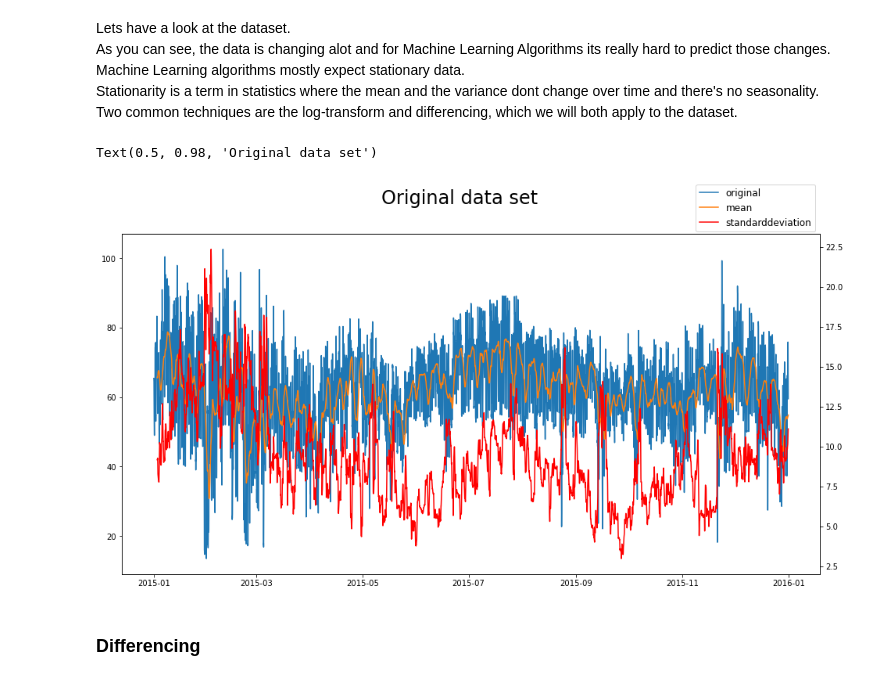
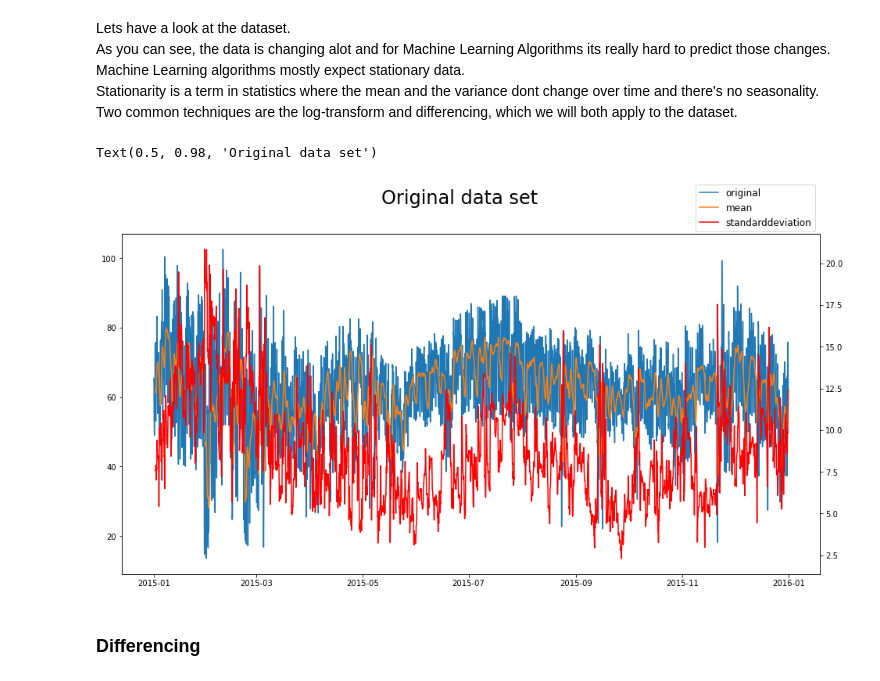
Before and after one commit to Kealtor/Data-Driven-Engineering, a Jupyter notebook: DDE_MachineLearning_Project/01_dde_pp.ipynb, the cells around one changed output. Drawn from its saved outputs; the diff is of its cells as text; code cells hidden in the pictures.

```diff
--- a/DDE_MachineLearning_Project/01_dde_pp.ipynb
+++ b/DDE_MachineLearning_Project/01_dde_pp.ipynb
@@ -558,3 +597,5 @@ DatetimeIndex(['2015-01-01 00:00:00+01:00', '2015-01-02 00:00:00+01:00',
+# %%
+base_df = df_energy.copy(deep=True)
 # %% [markdown]
 ## Checking for stationarity of the dataset
 # %% [markdown]
@@ -566,20 +607,24 @@ Two common techniques are the log-transform and differencing, which we will both
 # %%
 start = '2015-01-01'
 end = '2015-12-31'
 feature = 'price actual'
-window = 48
+window = 24
+
 mean = base_df[start:end][feature].rolling(window).mean()
 std = base_df[start:end][feature].rolling(window).std()
+
 fig, ax = plt.subplots(figsize=(16,8))
 ax.plot(base_df[start:end][feature],label = 'original')
 ax.plot(mean,label = 'mean')
+
 ax2 = ax.twinx()
 ax2.plot(std,label = 'standarddeviation',color='r')
+
 fig.legend(bbox_to_anchor=(0.9,1),fontsize = 12)
 fig.suptitle('Original data set',fontsize = 24)
 # %% [output]
 Text(0.5, 0.98, 'Original data set')
-[figure, old version]
+[figure, new version]
 # %% [markdown]
 ### Differencing
 # %%
```
Also changed, not shown: parts of 38 cells of this notebook, 31 other files.
